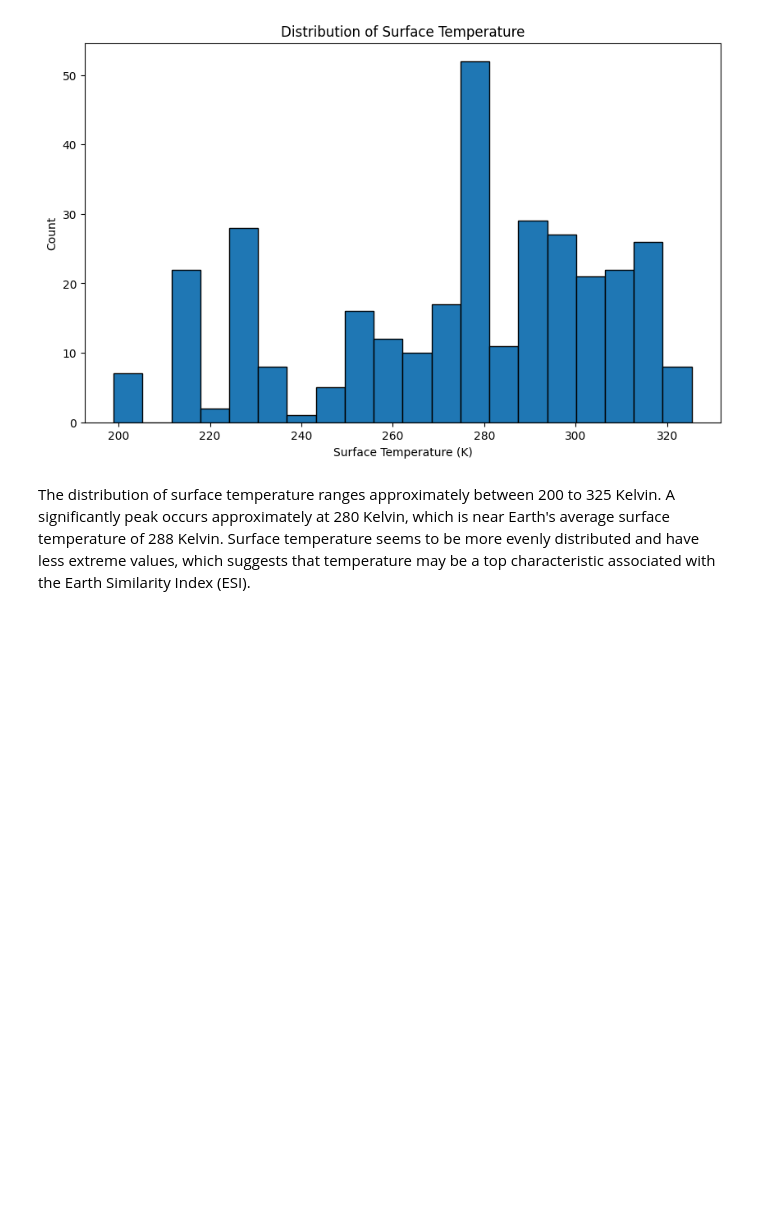
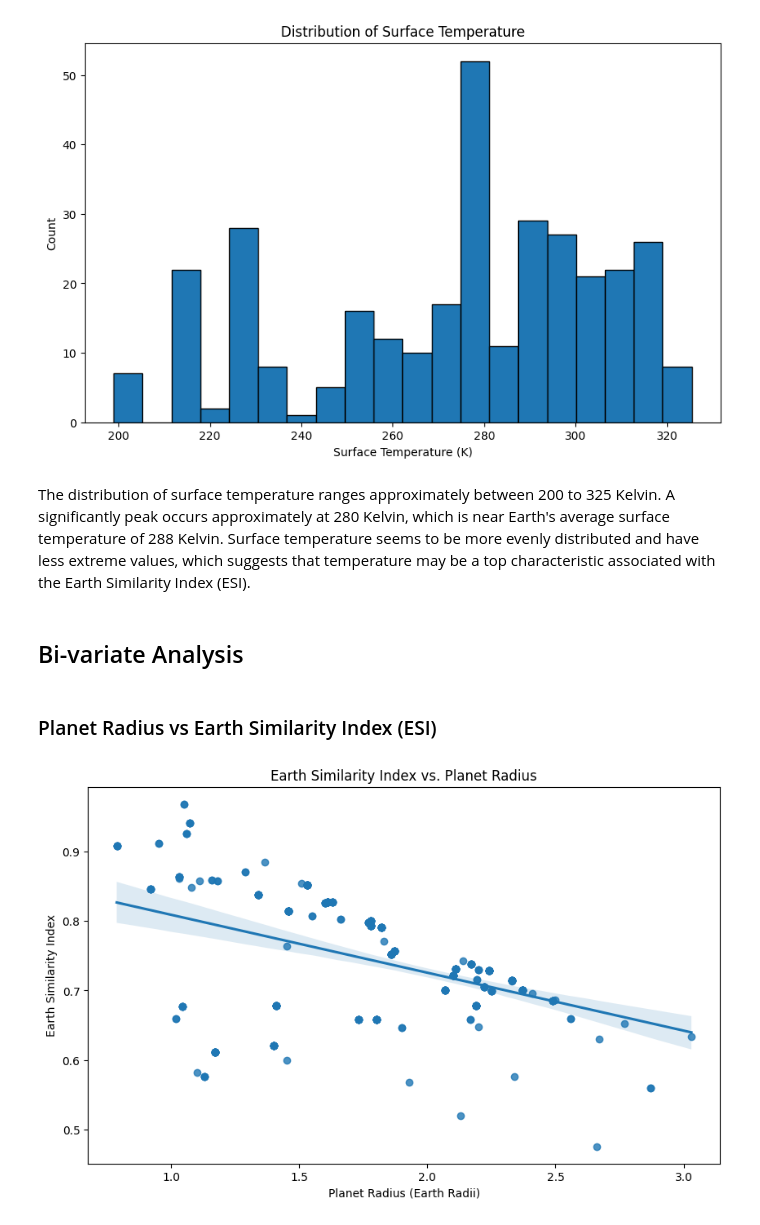
Before and after one commit to joshreisinger17-Data/Exoplanet-Habitability-Prediction, a Jupyter notebook: capstone.ipynb, the cells around one changed output. Saved outputs shown, nothing was run; the diff lists cells and outputs as text; code cells hidden in the pictures; blank space fills up the shorter version.

Commit message:
Bi-variate Analysis Completed

```diff
--- a/capstone.ipynb
+++ b/capstone.ipynb
@@ -649,3 +649,16 @@ plt.show()
 [figure]
 # %% [markdown]
 The distribution of surface temperature ranges approximately between 200 to 325 Kelvin. A significantly peak occurs approximately at 280 Kelvin, which is near Earth's average surface temperature of 288 Kelvin. Surface temperature seems to be more evenly distributed and have less extreme values, which suggests that temperature may be a top characteristic associated with the Earth Similarity Index (ESI).
+# %% [markdown]
+## Bi-variate Analysis
+# %% [markdown]
+### Planet Radius vs Earth Similarity Index (ESI)
+# %%
+plt.figure(figsize=(10, 6))
+sns.regplot(data=merged_planets, x='planet_radius_earth', y='earth_similarity_index')
+plt.xlabel('Planet Radius (Earth Radii)')
+plt.ylabel('Earth Similarity Index')
+plt.title('Earth Similarity Index vs. Planet Radius')
+plt.show()
+# %% [output]
+[figure, added]
```
Also changed, not shown: parts of 11 cells of this notebook.
